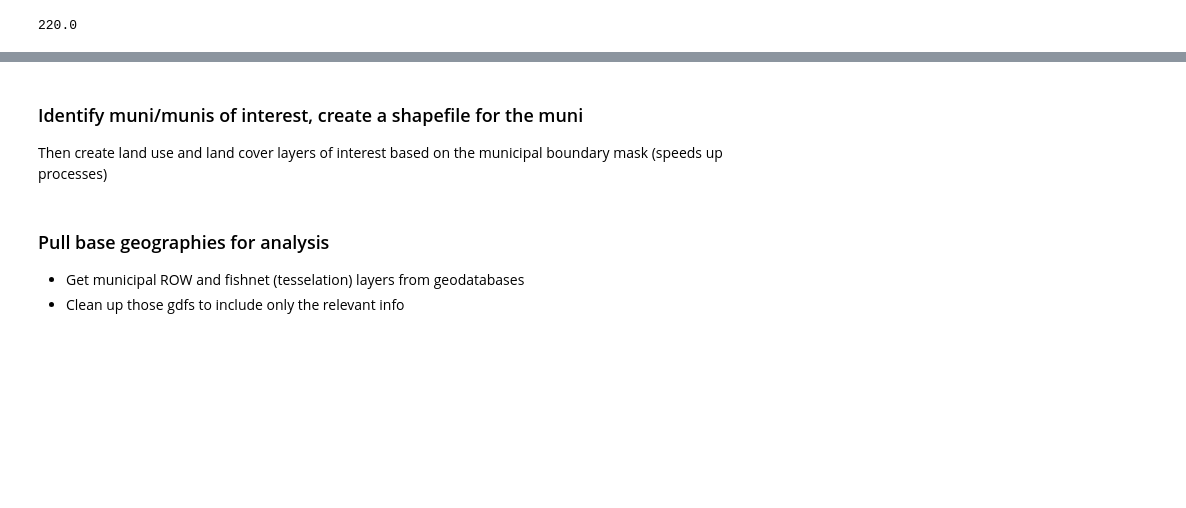
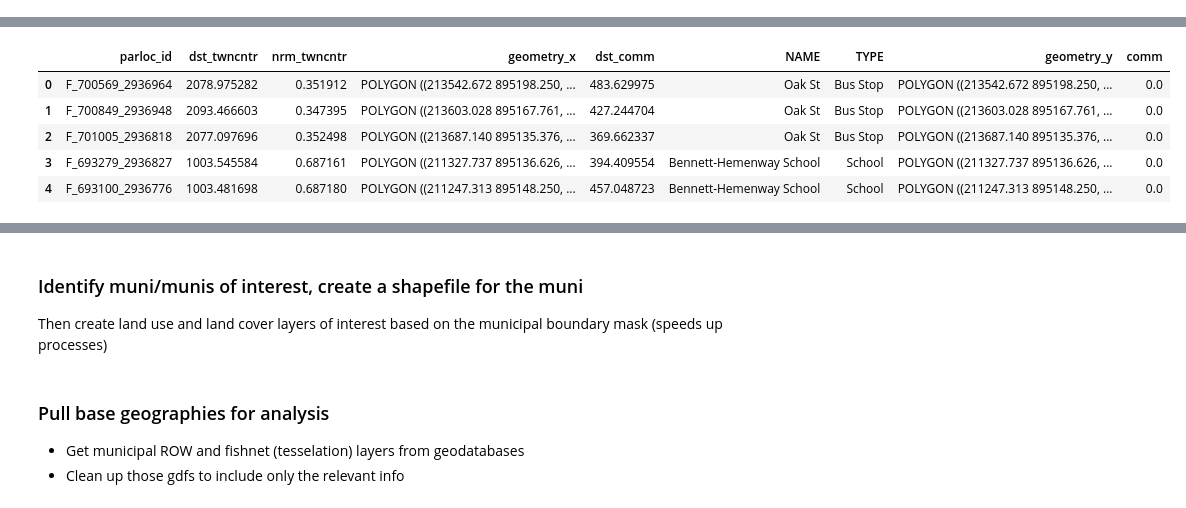
Before and after one commit to MAPC/ms4-gi-equity-tool, a Jupyter notebook: notebooks/1-initializing-project.ipynb, the cells around one changed output, grey strips where cells are left out. Saved outputs shown, nothing was run; the diff lists cells and outputs as text; code cells hidden in the pictures; blank space fills up the shorter version.

```diff
--- a/notebooks/1-initializing-project.ipynb
+++ b/notebooks/1-initializing-project.ipynb
@@ -94,10 +100,0 @@ KeyboardInterrupt:
-# %%
-from src.features.ms4_funcs import get_parcels_row
-from src.data.make_dataset import mapc_lpd
-import imp
-imp.reload(get_parcels_row)
-
-
-town_parcels_row = get_parcels_row('Norwood', mapc_lpd)
-# %% [output]
-220.0
@@ -103,0 +153,59 @@ town_parcels_row = get_parcels_row('Norwood', mapc_lpd)
+# %%
+from src.features.ms4_funcs import get_parcels_row
+from src.features.build_features import calculate_suitability_criteria
+from src.data.make_dataset import mapc_lpd
+from src.data.make_dataset import munis
+
+#muni_Shp
+muni_shp = munis.loc[munis['municipal'] == 'Natick']
+
+#town centers
+town_center_fp = 'K:\\DataServices\\Projects\\Current_Projects\\Housing\\Section_3A\\Analytical_Toolbox\\Project_Files\\City_TownCenters\\city_towncenters.shp'
+town_center = gpd.read_file(town_center_fp)
+
+community_vis_fp = 'K:\\DataServices\\Projects\\Current_Projects\\Environment\\MS4\\Data\\Spatial\\Community_Visibility\\CommunityVisabilityLayer.shp'
+community_vis = gpd.read_file(community_vis_fp)
+
+natick_parcels_row = get_parcels_row('Natick',
+                                     mapc_lpd,
+                                     muni_shp)
+
+#distance to town centers
+towncenter = calculate_suitability_criteria(how='distance',
+                                            id_field='parloc_id',
+                                            parcel_data=natick_parcels_row,
+                                            join_data=town_center,
+                                            layer_name='twncntr')
+
+towncenter_rule = [
+            towncenter['dst_twncntr'] == 0,
+            towncenter['dst_twncntr'] != 0
+            ]
+
+choices = [1, 0]
+print(towncenter.info())
+
+comm_fields = ['NAME', 'TYPE']
+
+comm_assets =   distance_with_fields (parcel_data = natick_parcels_row,
+                            id_field='parloc_id',
+                            fields = comm_fields,
+                            distance_layer = community_vis,
+                            layer_name='comm')
+
+
+comm_rule = [
+            comm_assets['dst_comm'] <= 100,
+            comm_assets['dst_comm'] > 100
+            ]
+
+choices = [1, 0]
+
+comm_assets['comm'] = np.select(comm_rule, choices, default=np.nan)
+print(comm_assets.info())
+
+
+comm_vis = towncenter.merge(comm_assets, on=[['parloc_id', 'geometry']], how='inner')
+print(comm_vis.info)
+comm_vis.head()
+# %% [output]
@@ -104 +229,7 @@ town_parcels_row = get_parcels_row('Norwood', mapc_lpd)
+|  | parloc_id | dst_twncntr | nrm_twncntr | geometry_x | dst_comm | NAME | TYPE | geometry_y | comm |
+| 0 | F_700569_2936964 | 2078.975282 | 0.351912 | POLYGON ((213542.672 895198.250, ... | 483.629975 | Oak St | Bus Stop | POLYGON ((213542.672 895198.250, ... | 0.0 |
+| 1 | F_700849_2936948 | 2093.466603 | 0.347395 | POLYGON ((213603.028 895167.761, ... | 427.244704 | Oak St | Bus Stop | POLYGON ((213603.028 895167.761, ... | 0.0 |
+| 2 | F_701005_2936818 | 2077.097696 | 0.352498 | POLYGON ((213687.140 895135.376, ... | 369.662337 | Oak St | Bus Stop | POLYGON ((213687.140 895135.376, ... | 0.0 |
+| 3 | F_693279_2936827 | 1003.545584 | 0.687161 | POLYGON ((211327.737 895136.626, ... | 394.409554 | Bennett-Hemenway School | School | POLYGON ((211327.737 895136.626, ... | 0.0 |
+| 4 | F_693100_2936776 | 1003.481698 | 0.687180 | POLYGON ((211247.313 895148.250, ... | 457.048723 | Bennett-Hemenway School | School | POLYGON ((211247.313 895148.250, ... | 0.0 |
 # %%
```
Also changed, not shown: parts of 11 cells of this notebook, 5 other files.
